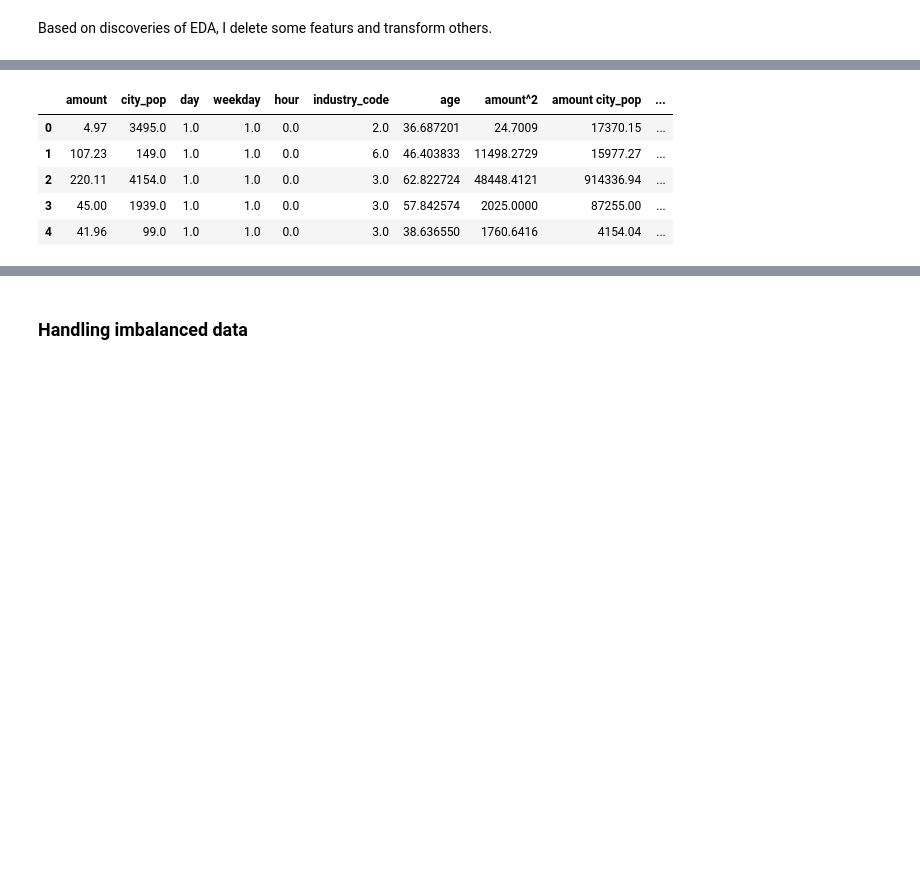
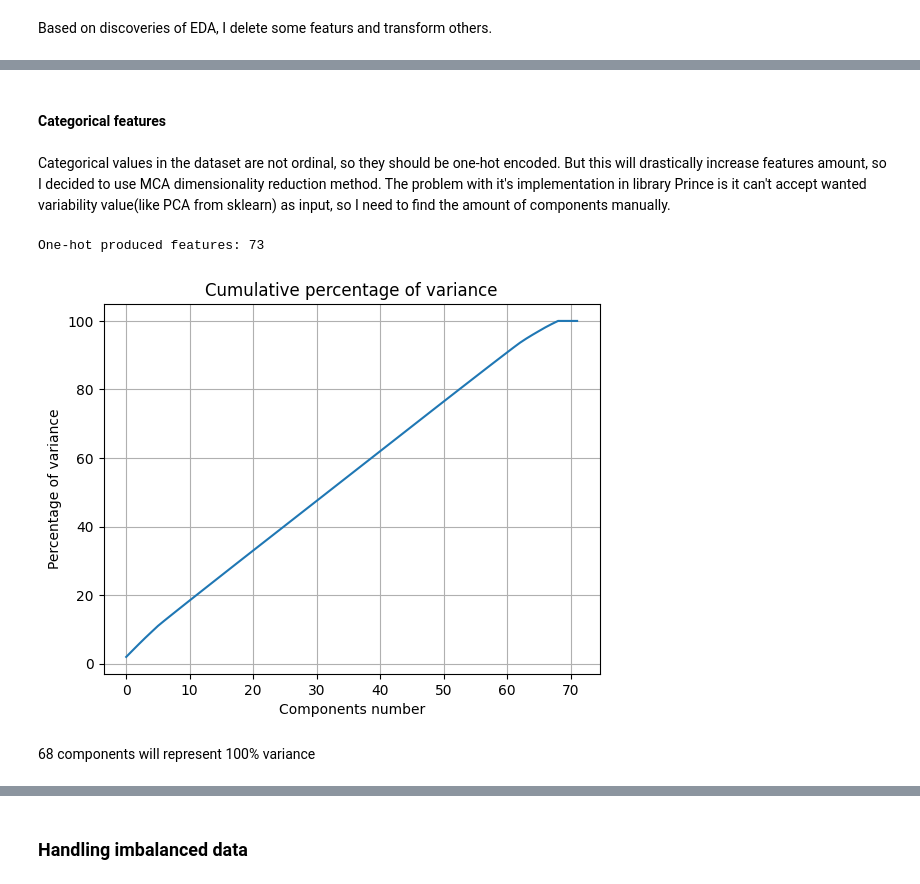
Before and after one commit to ArtemAntonov/Credit-Card-Transactions-Fraud-Detection, a Jupyter notebook: 2. Preprocessing.ipynb, the cells around one changed output, grey strips where cells are left out. Drawn from its saved outputs; the diff is of its cells as text; code cells hidden in the pictures; blank space fills up the shorter version.

```diff
--- a/2. Preprocessing.ipynb
+++ b/2. Preprocessing.ipynb
@@ -39,0 +51,16 @@ df.drop(columns=['time', 'first', 'last', 'street', 'trans_num', 'unix_time', 'c
+# %%
+amount_max = round(df.loc[df['is_fraud'] == 1, 'amount'].max() * 1.1, 2)
+df.loc[df['amount'] > amount_max, 'amount'] = amount_max
+print('New max amount:', amount_max)
+
+q1 = df['city_pop'].quantile(0.25)
+q3 = df['city_pop'].quantile(0.75)
+city_pop_max = round(q3 + 1.5 * (q3 - q1))
+df.loc[df['city_pop'] > city_pop_max, 'city_pop'] = city_pop_max
+print('New max city_pop:', city_pop_max)
+
+q1 = df['age'].quantile(0.25)
+q3 = df['age'].quantile(0.75)
+age_max = round(q3 + 1.5 * (q3 - q1), 2)
+df.loc[df['age'] > age_max, 'age'] = age_max
+print('New max age:', age_max)
@@ -40 +71,5 @@ df.drop(columns=['time', 'first', 'last', 'street', 'trans_num', 'unix_time', 'c
+# %%
+df['is_fraud'] = df['is_fraud'].astype(int)
+df['amount'] = df['amount'].astype(np.float32)
+df['age'] = df['age'].astype(np.float32)
 # %% [markdown]
@@ -48,17 +79,0 @@ num_cols = df.select_dtypes(include='number').columns
-# %%
-preprocessor = ColumnTransformer(
-    transformers=[
-        #('encoder', OneHotEncoder(drop='first', sparse_output=False, dtype=bool), str_cols),
-        ('transformer', PolynomialFeatures(degree=4, include_bias=False), num_cols),
-    ],
-    remainder='passthrough', verbose_feature_names_out=False).set_output(transform='pandas')
-
-df = preprocessor.fit_transform(df)
-df.head()
-# %% [output]
-|  | amount | city_pop | day | weekday | hour | industry_code | age | amount^2 | amount city_pop | ... |
-| 0 | 4.97 | 3495.0 | 1.0 | 1.0 | 0.0 | 2.0 | 36.687201 | 24.7009 | 17370.15 | ... |
-| 1 | 107.23 | 149.0 | 1.0 | 1.0 | 0.0 | 6.0 | 46.403833 | 11498.2729 | 15977.27 | ... |
-| 2 | 220.11 | 4154.0 | 1.0 | 1.0 | 0.0 | 3.0 | 62.822724 | 48448.4121 | 914336.94 | ... |
-| 3 | 45.00 | 1939.0 | 1.0 | 1.0 | 0.0 | 3.0 | 57.842574 | 2025.0000 | 87255.00 | ... |
-| 4 | 41.96 | 99.0 | 1.0 | 1.0 | 0.0 | 3.0 | 38.636550 | 1760.6416 | 4154.04 | ... |
@@ -119,0 +80,23 @@ def evaluate(title):
+# %%
+X_train, X_test, y_train, y_test = train_test_split(df, y, test_size=0.25, random_state=1, stratify=y)
+# %% [markdown]
+#### Categorical features
+# %% [markdown]
+Categorical values in the dataset are not ordinal, so they should be one-hot encoded. But this will drastically increase features amount, so I decided to use MCA dimensionality reduction method. The problem with it's implementation in library Prince is it can't accept wanted variability value(like PCA from sklearn) as input, so I need to find the amount of components manually.
+# %%
+print('One-hot produced features:', pd.get_dummies(X_train.select_dtypes(include='object')).shape[1])
+# %% [output]
+One-hot produced features: 73
+# %%
+mca = prince.MCA(n_components=72, random_state=1)
+mca.fit(X_train.select_dtypes(include='object'))
+
+ax = sns.lineplot(x=range(len(mca.cumulative_percentage_of_variance_)), y=mca.cumulative_percentage_of_variance_)
+plt.xlabel('Components number')
+plt.ylabel('Percentage of variance')
+plt.title('Cumulative percentage of variance')
+plt.grid()
+# %% [output]
+[figure, added]
+# %% [markdown]
+68 components will represent 100% variance
```
Also changed, not shown: parts of 69 cells of this notebook, 10 other files.
